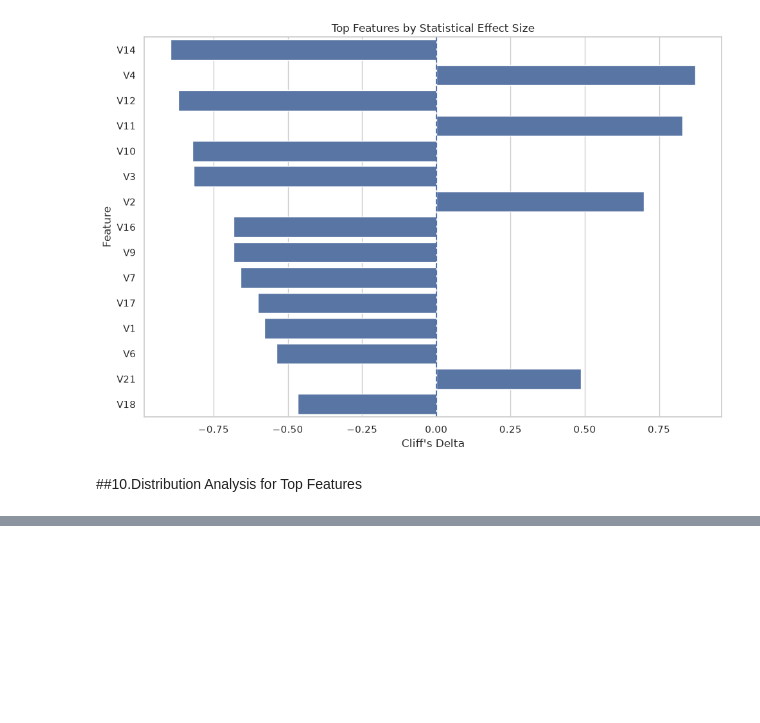
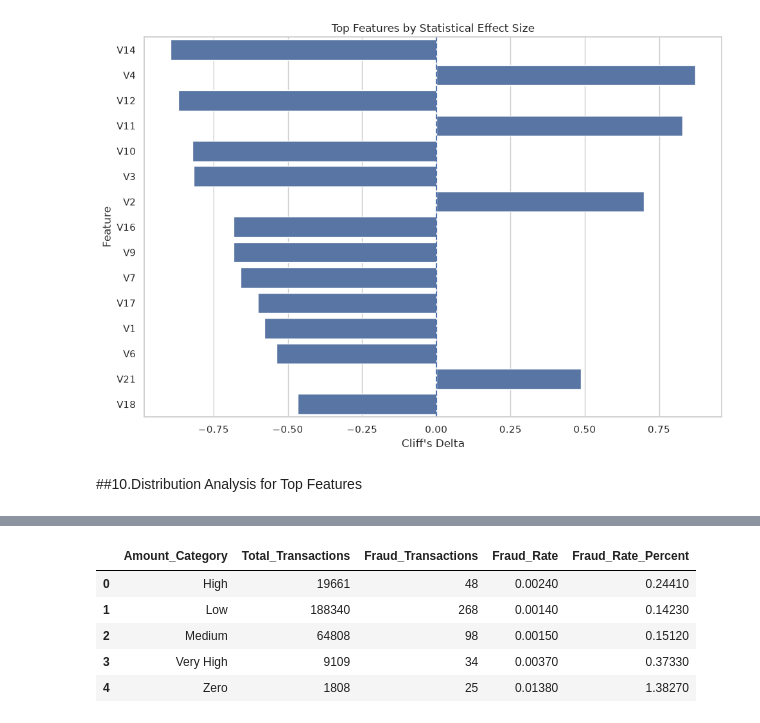
Before and after one commit to to-bits/BehaviorGuard-Customer-Behavioral-Profiling-for-Credit-Card-Fraud-Detection, a Jupyter notebook: BehaviorGuard — Customer Behavioral Profiling for Credit Card Fraud Detection/notebooks/03_statistical_analysis.ipynb, the cells around one changed output, grey strips where cells are left out. Cells and saved outputs as stored; diff of their text form; code cells hidden in the pictures; blank space fills up the shorter version.

```diff
--- a/BehaviorGuard — Customer Behavioral Profiling for Credit Card Fraud Detection/notebooks/03_statistical_analysis.ipynb
+++ b/BehaviorGuard — Customer Behavioral Profiling for Credit Card Fraud Detection/notebooks/03_statistical_analysis.ipynb
@@ -1000,0 +1058,55 @@ plt.show()
+# %%
+
+# AMOUNT CATEGORY ANALYSIS
+
+if "Amount_Category" in df.columns:
+
+    amount_category_table = (
+        df.groupby(
+            "Amount_Category",
+            observed=True
+        )
+        .agg(
+            Total_Transactions=(
+                "Class",
+                "count"
+            ),
+
+            Fraud_Transactions=(
+                "Class",
+                "sum"
+            )
+        )
+        .reset_index()
+    )
+
+    amount_category_table[
+        "Fraud_Rate"
+    ] = (
+        amount_category_table[
+            "Fraud_Transactions"
+        ]
+        /
+        amount_category_table[
+            "Total_Transactions"
+        ]
+    )
+
+    amount_category_table[
+        "Fraud_Rate_Percent"
+    ] = (
+        amount_category_table[
+            "Fraud_Rate"
+        ] * 100
+    )
+
+    display(
+        amount_category_table.round(4)
+    )
+# %% [output]
+|  | Amount_Category | Total_Transactions | Fraud_Transactions | Fraud_Rate | Fraud_Rate_Percent |
+| 0 | High | 19661 | 48 | 0.00240 | 0.24410 |
+| 1 | Low | 188340 | 268 | 0.00140 | 0.14230 |
+| 2 | Medium | 64808 | 98 | 0.00150 | 0.15120 |
+| 3 | Very High | 9109 | 34 | 0.00370 | 0.37330 |
+| 4 | Zero | 1808 | 25 | 0.01380 | 1.38270 |
```
Also changed, not shown: parts of 8 cells of this notebook, 7 other files.
